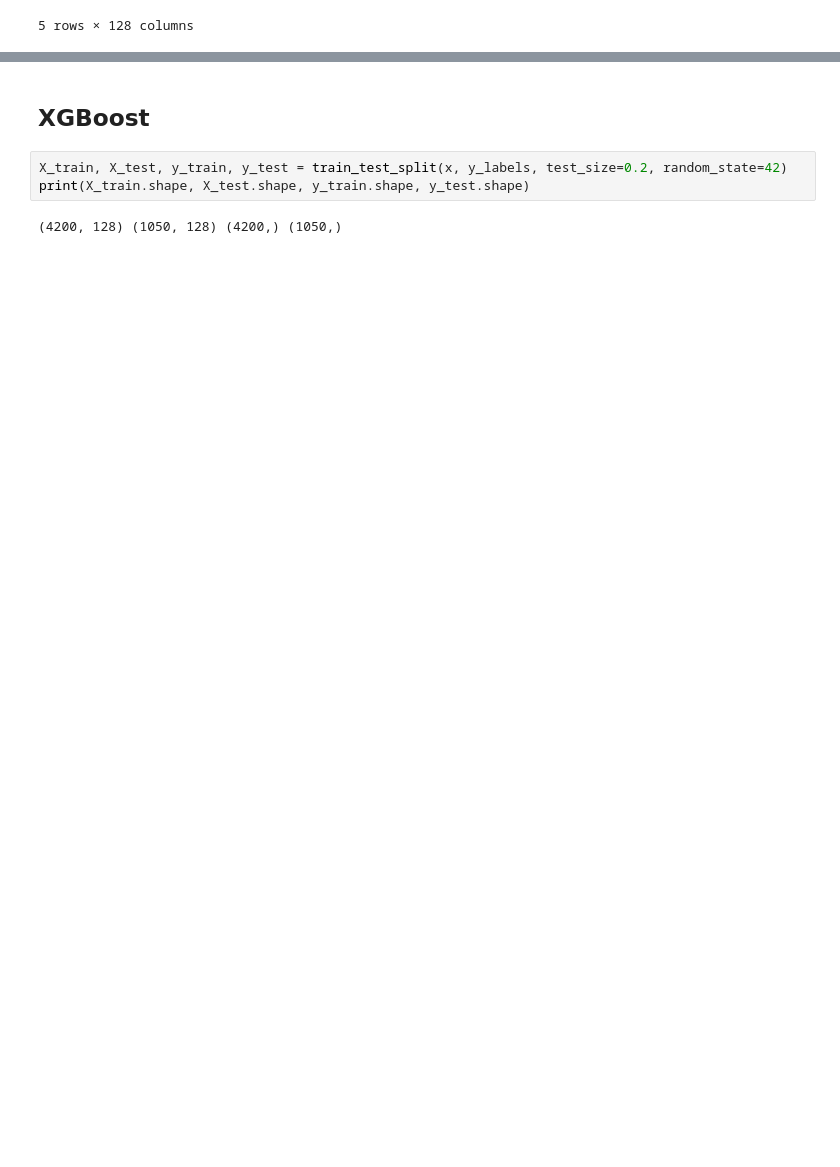
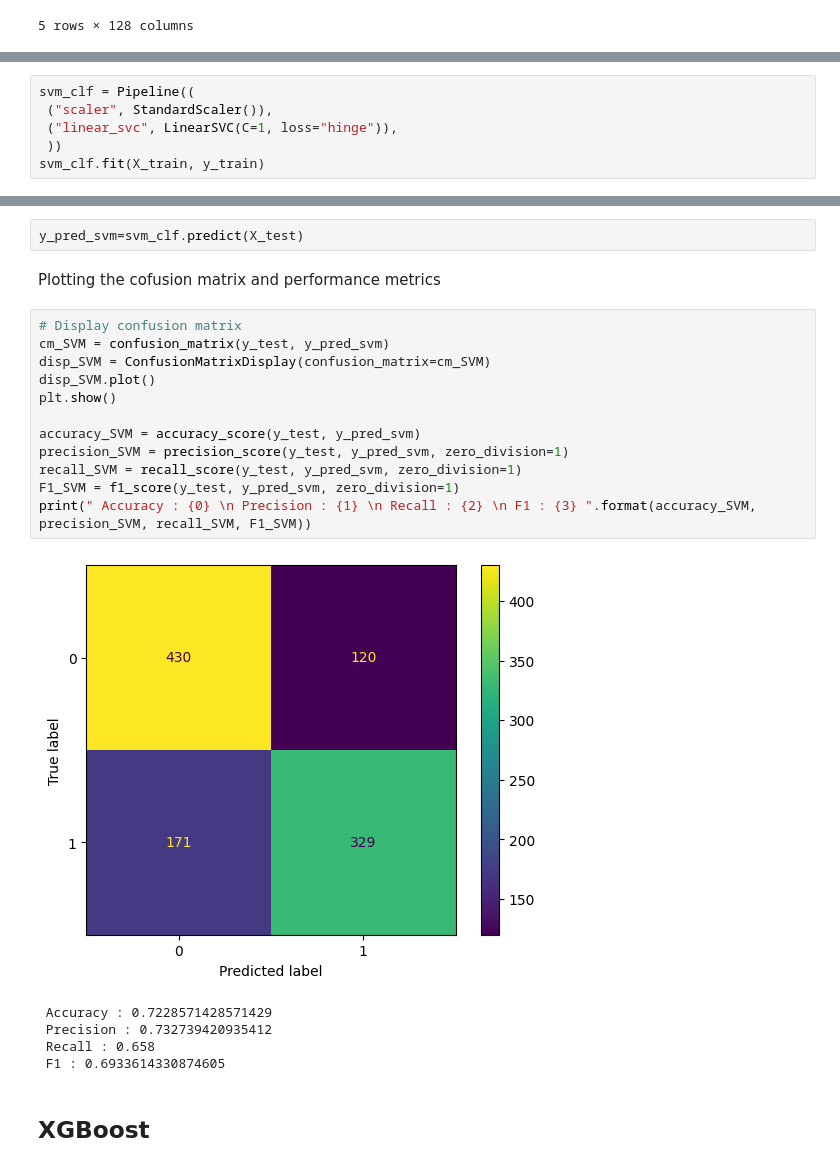
Before and after one commit to LunarArtemis/VulScanner, a Jupyter notebook: ML.ipynb, the cells around one changed output, grey strips where cells are left out. Saved outputs shown, nothing was run; the diff lists cells and outputs as text; blank space fills up the shorter version.

```diff
--- a/ML.ipynb
+++ b/ML.ipynb
@@ -63,0 +85,6 @@ x.head()
+# %%
+svm_clf = Pipeline((
+ ("scaler", StandardScaler()),
+ ("linear_svc", LinearSVC(C=1, loss="hinge")),
+ ))
+svm_clf.fit(X_train, y_train)
@@ -64,10 +94,27 @@ x.head()
+# %%
+y_pred_svm=svm_clf.predict(X_test)
+# %% [markdown]
+Plotting the cofusion matrix and performance metrics
+# %%
+# Display confusion matrix
+cm_SVM = confusion_matrix(y_test, y_pred_svm)
+disp_SVM = ConfusionMatrixDisplay(confusion_matrix=cm_SVM)
+disp_SVM.plot()
+plt.show()
+
+accuracy_SVM = accuracy_score(y_test, y_pred_svm)
+precision_SVM = precision_score(y_test, y_pred_svm, zero_division=1)
+recall_SVM = recall_score(y_test, y_pred_svm, zero_division=1)
+F1_SVM = f1_score(y_test, y_pred_svm, zero_division=1)
+print(" Accuracy : {0} \n Precision : {1} \n Recall : {2} \n F1 : {3} ".format(accuracy_SVM, precision_SVM, recall_SVM, F1_SVM))
+# %% [output]
+[figure, added]
+ Accuracy : 0.7228571428571429
+ Precision : 0.732739420935412
+ Recall : 0.658
+ F1 : 0.6933614330874605
 # %% [markdown]
 ## XGBoost
-# %%
-X_train, X_test, y_train, y_test = train_test_split(x, y_labels, test_size=0.2, random_state=42)
-print(X_train.shape, X_test.shape, y_train.shape, y_test.shape)
-# %% [output]
-(4200, 128) (1050, 128) (4200,) (1050,)
 # %%
 import pandas as pd
 import numpy as np
```
Also changed, not shown: parts of 10 cells of this notebook.
